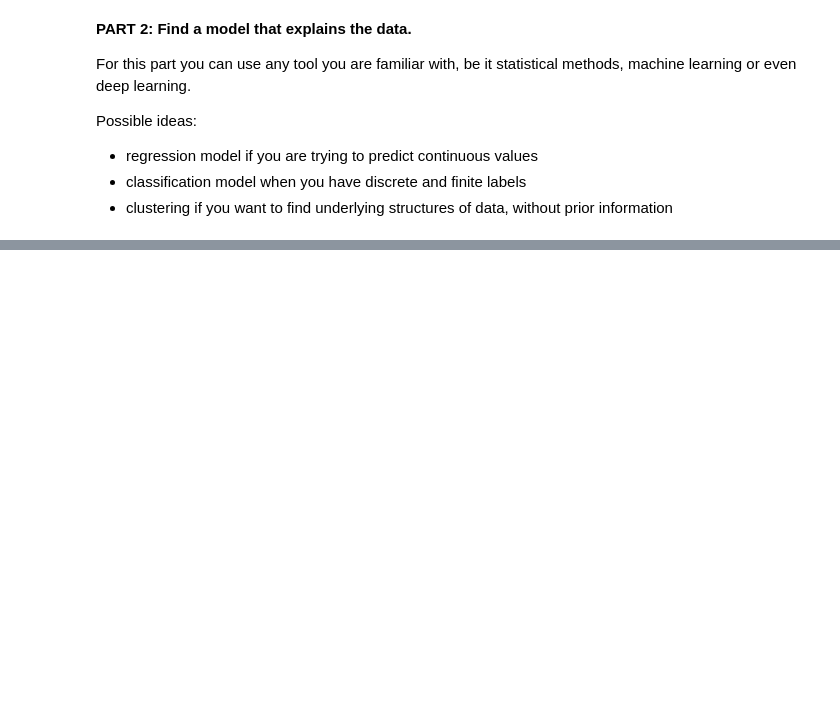
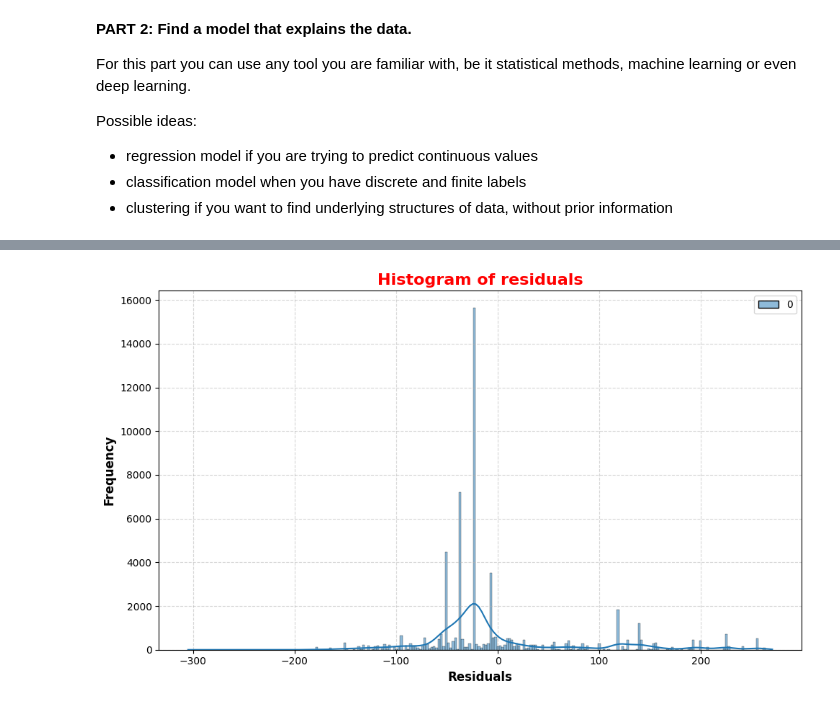
Before and after one commit to letizialanza01/Electric_Vehicles_Project, a Jupyter notebook: Electric_Vehicles_Project.ipynb, the cells around one changed output, grey strips where cells are left out. Saved outputs shown, nothing was run; the diff lists cells and outputs as text; code cells hidden in the pictures; blank space fills up the shorter version.

```diff
--- a/Electric_Vehicles_Project.ipynb
+++ b/Electric_Vehicles_Project.ipynb
@@ -1083,0 +1221,15 @@ Possible ideas:
+# %%
+residuals = y_test - y_pred
+plt.figure(figsize = (10,6))
+sns.histplot(residuals, kde = True, color = 'skyblue')
+plt.title('Histogram of residuals', fontsize = 16, fontweight = 'bold', color='red')
+plt.xlabel('Residuals', fontsize = 12, fontweight = 'bold', color = 'black')
+plt.ylabel('Frequency', fontsize = 12, fontweight = 'bold', color = 'black')
+plt.xticks(fontsize = 10, color = 'black')
+plt.yticks(fontsize = 10, color = 'black')
+plt.grid(True, linestyle = '--', alpha = 0.5)
+
+plt.tight_layout()
+plt.show()
+# %% [output]
+[figure, added]
```
Also changed, not shown: parts of 19 cells of this notebook.
